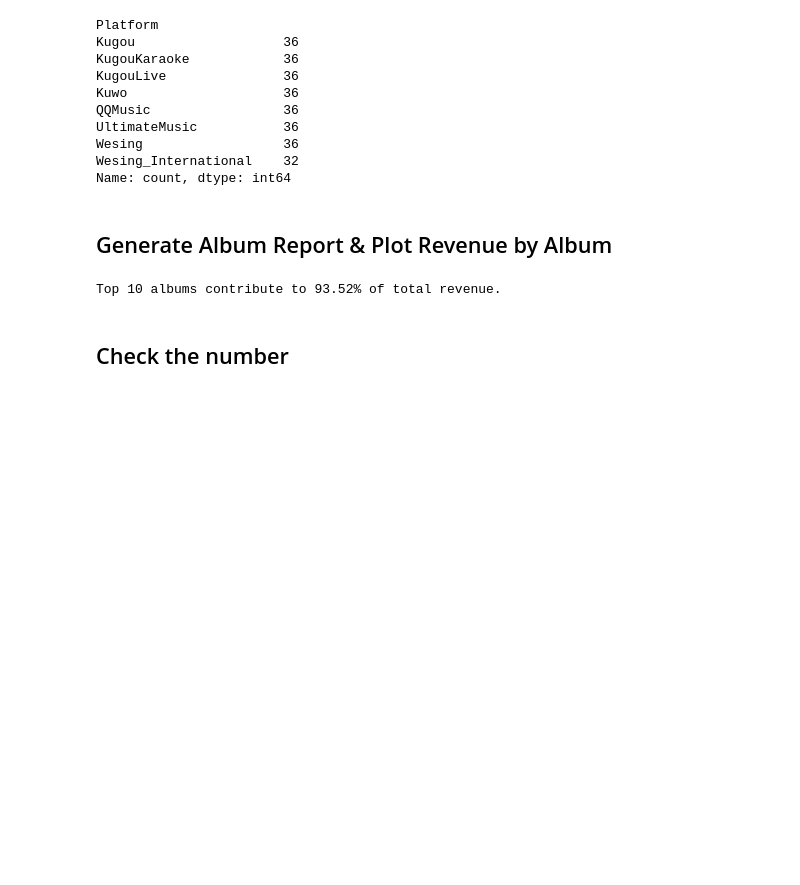
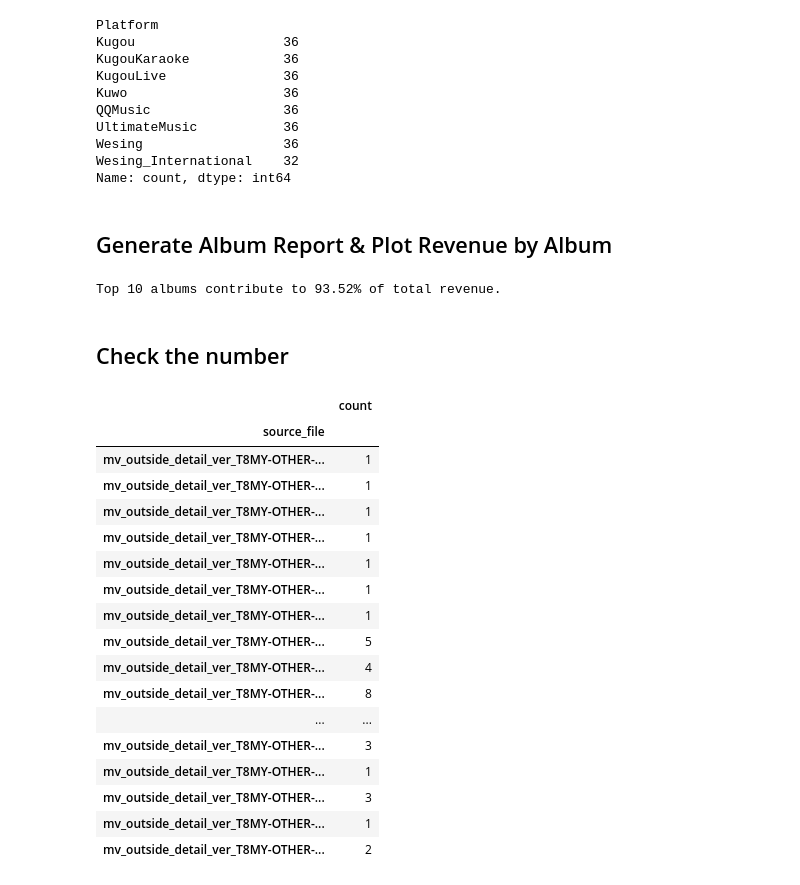
Before and after one commit to judyy19/Music-Analysis, a Jupyter notebook: analysis/TME_music.ipynb, the cells around one changed output. Cells and saved outputs as stored; diff of their text form; code cells hidden in the pictures; blank space fills up the shorter version.

```diff
--- a/analysis/TME_music.ipynb
+++ b/analysis/TME_music.ipynb
@@ -404,5 +454,24 @@ Top 10 albums contribute to 93.52% of total revenue.
 # %% [markdown]
 ## Check the number
 # %%
-anzu = df_raw[df_raw['Artist'].str.contains('亥儿乐队', na=False)]
-anzu.to_excel("亥儿乐队.xlsx")
+anzu = df_raw[df_raw['source_file'].str.startswith('mv_outside', na=False)]
+anzu.groupby('source_file').agg(count = ('Song', 'size'))
+# %% [output]
+|  | count |
+| source_file |  |
+| mv_outside_detail_ver_T8MY-OTHER-... | 1 |
+| mv_outside_detail_ver_T8MY-OTHER-... | 1 |
+| mv_outside_detail_ver_T8MY-OTHER-... | 1 |
+| mv_outside_detail_ver_T8MY-OTHER-... | 1 |
+| mv_outside_detail_ver_T8MY-OTHER-... | 1 |
+| mv_outside_detail_ver_T8MY-OTHER-... | 1 |
+| mv_outside_detail_ver_T8MY-OTHER-... | 1 |
+| mv_outside_detail_ver_T8MY-OTHER-... | 5 |
+| mv_outside_detail_ver_T8MY-OTHER-... | 4 |
+| mv_outside_detail_ver_T8MY-OTHER-... | 8 |
+| ... | ... |
+| mv_outside_detail_ver_T8MY-OTHER-... | 3 |
+| mv_outside_detail_ver_T8MY-OTHER-... | 1 |
+| mv_outside_detail_ver_T8MY-OTHER-... | 3 |
+| mv_outside_detail_ver_T8MY-OTHER-... | 1 |
+| mv_outside_detail_ver_T8MY-OTHER-... | 2 |
```
Also changed, not shown: parts of 6 cells of this notebook, 4 other files.
